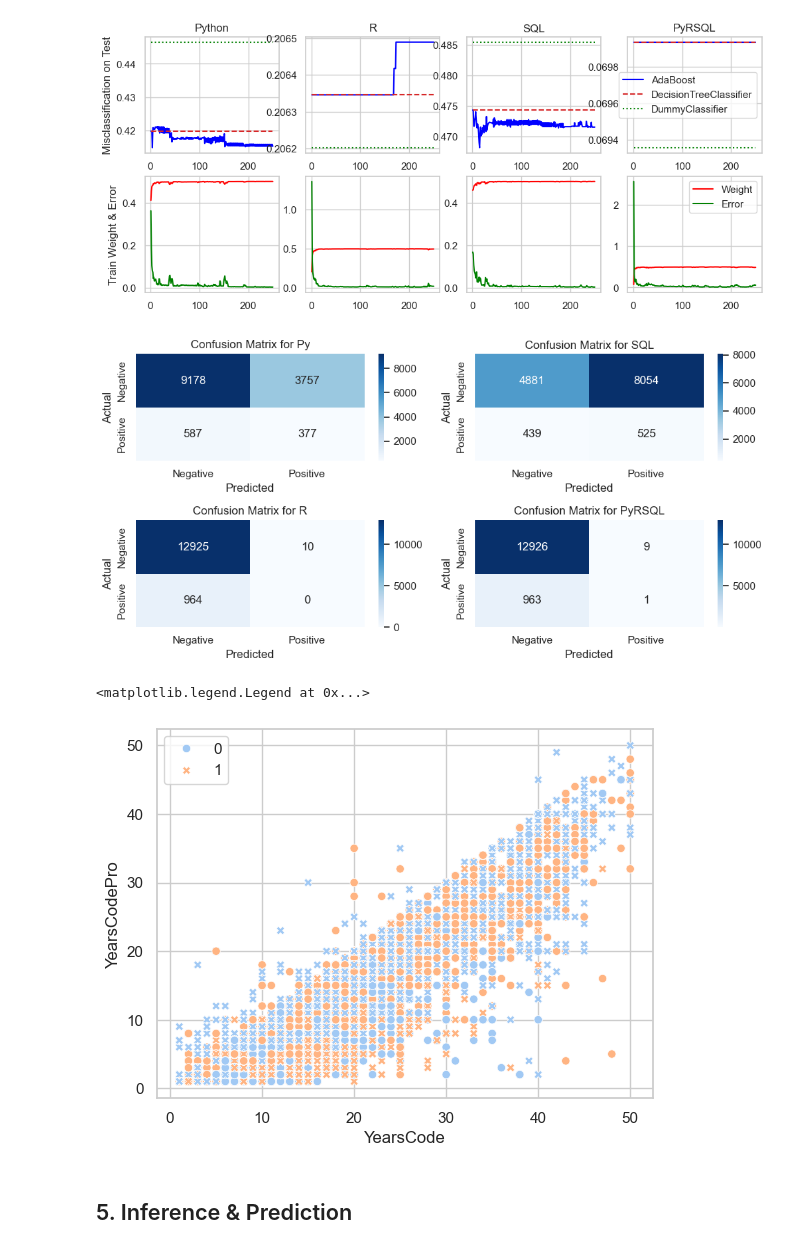
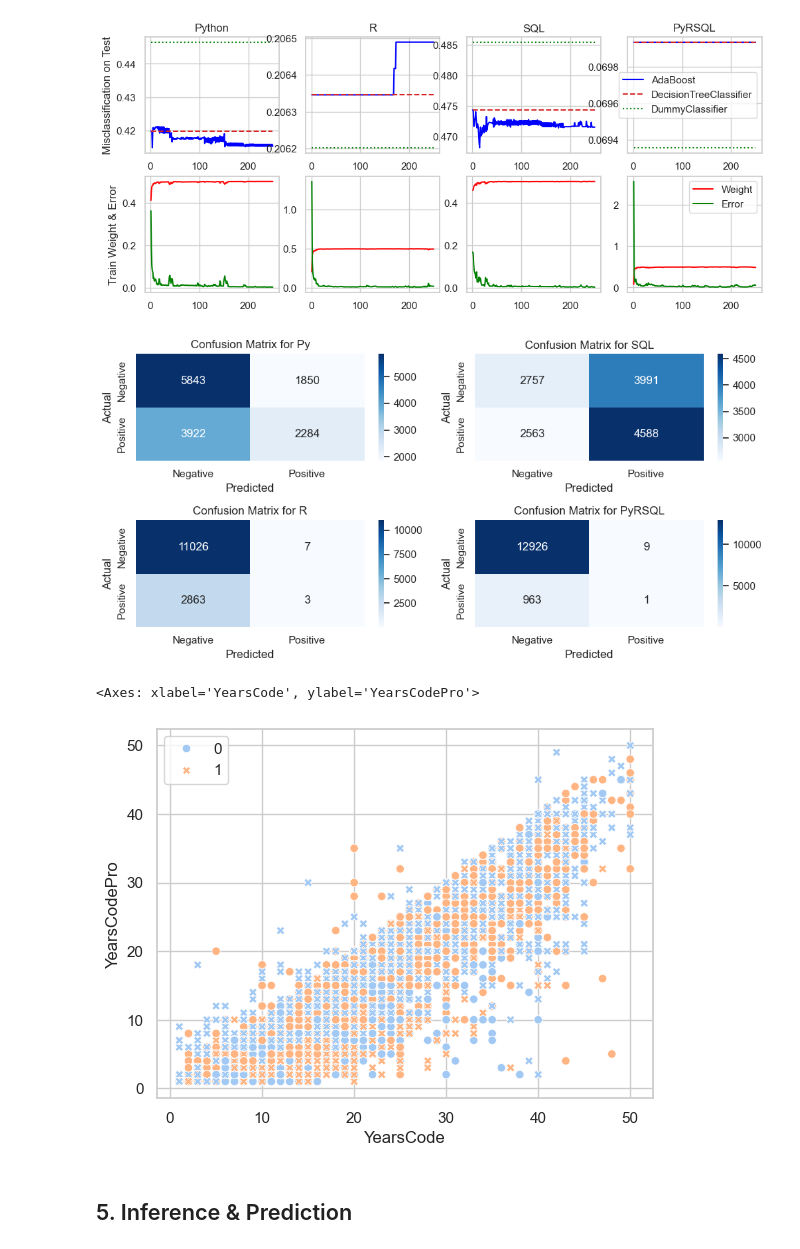
Before and after one commit to TrueCodee/Final-Project, a Jupyter notebook: Final Project.ipynb, the cells around one changed output. Drawn from its saved outputs; the diff is of its cells as text; code cells hidden in the pictures.

```diff
--- a/Final Project.ipynb
+++ b/Final Project.ipynb
@@ -443,11 +443,11 @@ for i in y_Boost_list:
     dummy_clf = DummyClassifier()
 
     weak_learners_misclassification_error = misclassification_error(
-    y_test, weak_learner.fit(X_train, y_train).predict(X_test_Boost)
+    y_test_Boost, weak_learner.fit(X_train, y_train).predict(X_test_Boost)
     )
 
     dummy_classifiers_misclassification_error = misclassification_error(
-    y_test, dummy_clf.fit(X_train, y_train).predict(X_test_Boost)
+    y_test_Boost, dummy_clf.fit(X_train, y_train).predict(X_test_Boost)
     )
 
     print(
@@ -463,7 +463,7 @@ for i in y_Boost_list:
         {
             "Number of trees": range(1, n_estimators + 1),
             "AdaBoost": [
-                misclassification_error(y_test, y_pred)
+                misclassification_error(y_test_Boost, y_pred)
                 for y_pred in adaboost_clf.staged_predict(X_test_Boost)
             ],
         }
@@ -544,35 +544,35 @@ fig, ax = plt.subplots(nrows=2, ncols=2, figsize=(10, 5))
 
 for i in models_Boost:
     if (j) // 2 != 0:
         k = 1
         if j % 2 == 0:
             l = 0
         else:
             l = 1
     else:
         k = 0
         if j == 0:
             l = 0
         else:
             l = 1
 
     y_pred = models_Boost[j][0].predict(X_test_Boost)
 
     # Create confusion matrix
-    cm = confusion_matrix(y_test, y_pred)
+    cm = confusion_matrix(models_Boost[j][3], y_pred)
 
     # Plot confusion matrix
     sns.heatmap(cm, annot=True, fmt="d", cmap="Blues", xticklabels=['Negative', 'Positive'], yticklabels=['Negative', 'Positive'], ax=ax[l][k])
     ax[l][k].set_xlabel('Predicted')  # Use set_xlabel instead of xlabel
     ax[l][k].set_ylabel('Actual')     # Use set_ylabel instead of ylabel
     ax[l][k].set_title(f'Confusion Matrix for {y_Boost_list[j]}')  # Use set_title instead of title
     j += 1
 
 
 plt.tight_layout()  # Adjust layout to prevent overlapping
 plt.show()
 # %% [output]
-[figure, old version]
+[figure, new version]
 # %%
 
 X_test_Boost_s = pd.DataFrame(models_Boost[0][2])
@@ -583,7 +583,7 @@ for i in y_pred_b:
 sns.scatterplot(x = X_test_Boost_s['YearsCode'], y=X_test_Boost_s['YearsCodePro'],
                 hue = models_Boost[0][3], style = models_Boost[0][3] == y_pred_boost)
 # %% [output]
-<matplotlib.legend.Legend at 0x...>
+<Axes: xlabel='YearsCode', ylabel='YearsCodePro'>
 [figure]
 # %% [markdown]
 ## 5. Inference & Prediction
```
Also changed, not shown: parts of 2 cells of this notebook.
